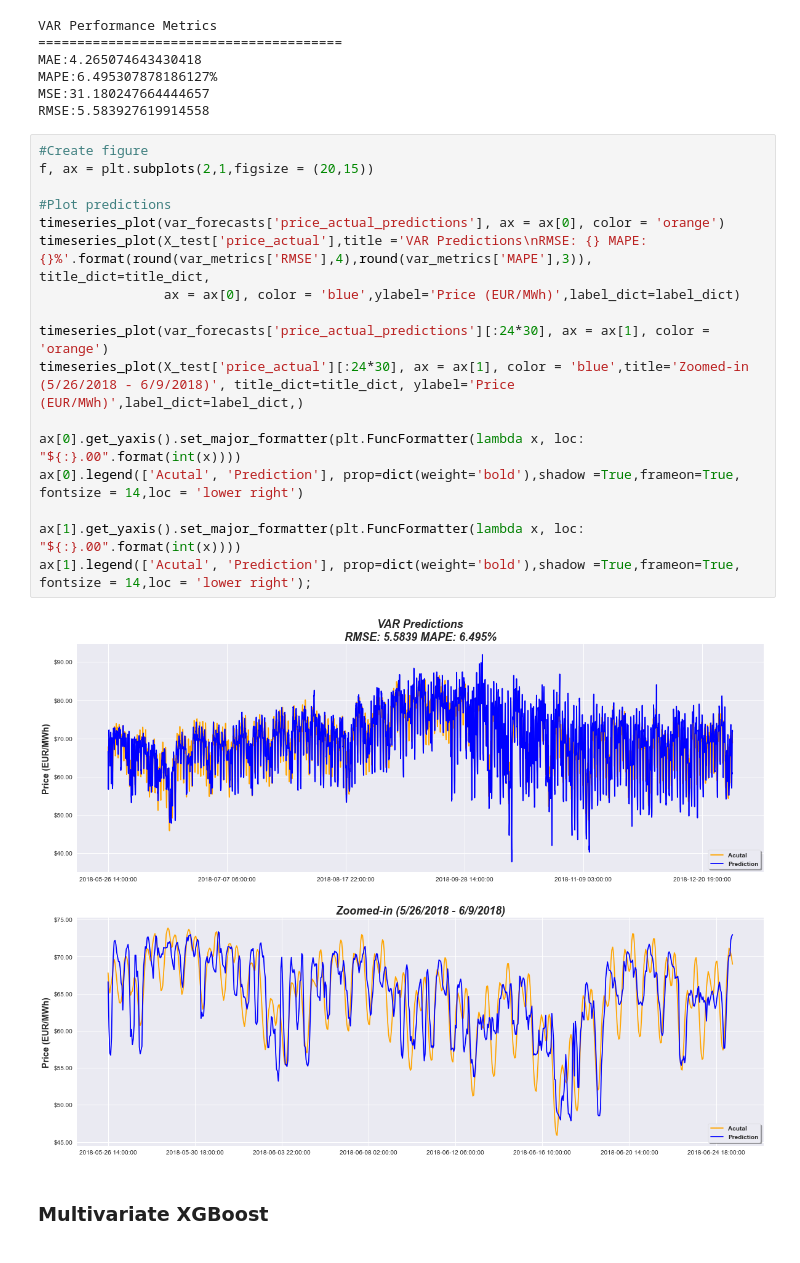
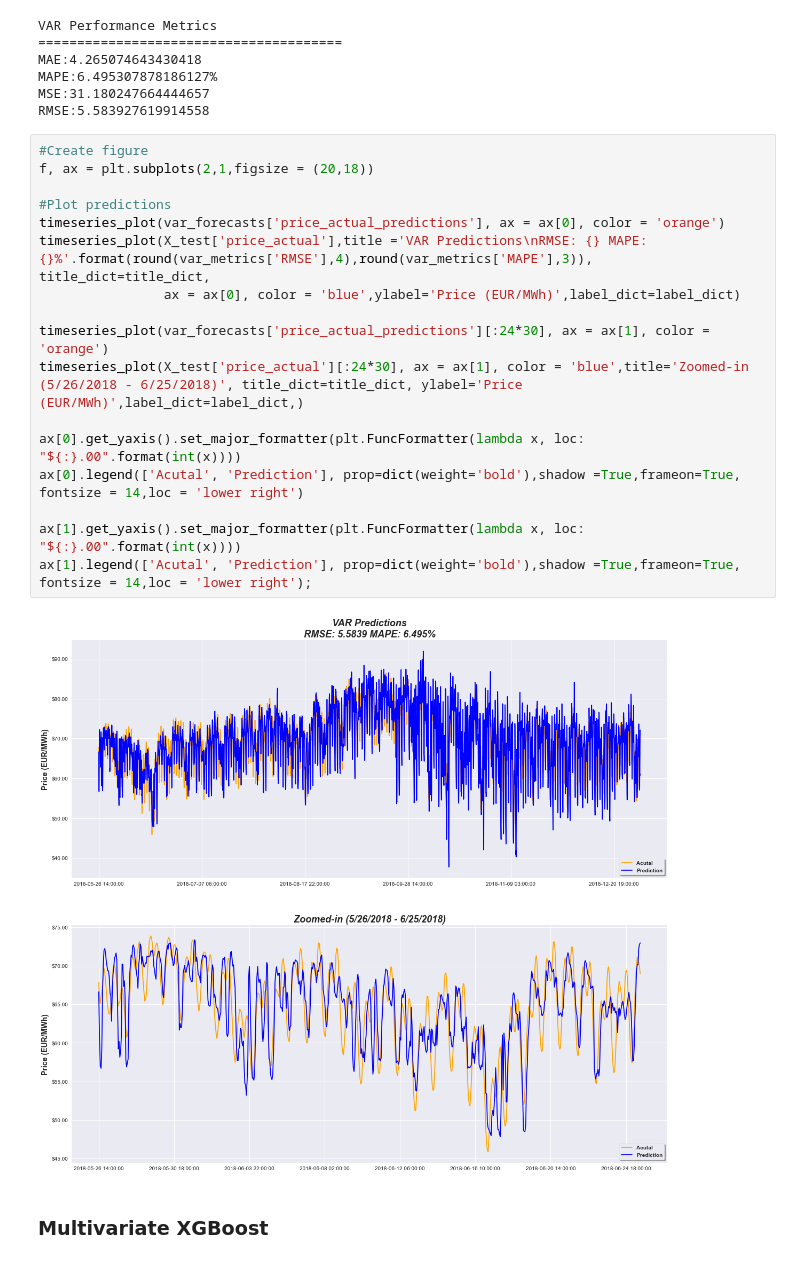
Before and after one commit to KishenSharma6/SpainEnergyAnalysis, a Jupyter notebook: Project_Codes/04_Modeling/2020_0622_Model_Development.ipynb, the cells around one changed output. Drawn from its saved outputs; the diff is of its cells as text.

```diff
--- a/Project_Codes/04_Modeling/2020_0622_Model_Development.ipynb
+++ b/Project_Codes/04_Modeling/2020_0622_Model_Development.ipynb
@@ -245,23 +245,23 @@ MSE:31.180247664444657
 RMSE:5.583927619914558
 # %%
 #Create figure
-f, ax = plt.subplots(2,1,figsize = (20,15))
+f, ax = plt.subplots(2,1,figsize = (20,18))
 
 #Plot predictions
 timeseries_plot(var_forecasts['price_actual_predictions'], ax = ax[0], color = 'orange')
 timeseries_plot(X_test['price_actual'],title ='VAR Predictions\nRMSE: {} MAPE: {}%'.format(round(var_metrics['RMSE'],4),round(var_metrics['MAPE'],3)), title_dict=title_dict,
                 ax = ax[0], color = 'blue',ylabel='Price (EUR/MWh)',label_dict=label_dict)
 
 timeseries_plot(var_forecasts['price_actual_predictions'][:24*30], ax = ax[1], color = 'orange')
-timeseries_plot(X_test['price_actual'][:24*30], ax = ax[1], color = 'blue',title='Zoomed-in (5/26/2018 - 6/9/2018)', title_dict=title_dict, ylabel='Price (EUR/MWh)',label_dict=label_dict,)
+timeseries_plot(X_test['price_actual'][:24*30], ax = ax[1], color = 'blue',title='Zoomed-in (5/26/2018 - 6/25/2018)', title_dict=title_dict, ylabel='Price (EUR/MWh)',label_dict=label_dict,)
 
 ax[0].get_yaxis().set_major_formatter(plt.FuncFormatter(lambda x, loc: "${:}.00".format(int(x))))
 ax[0].legend(['Acutal', 'Prediction'], prop=dict(weight='bold'),shadow =True,frameon=True, fontsize = 14,loc = 'lower right')
 
 ax[1].get_yaxis().set_major_formatter(plt.FuncFormatter(lambda x, loc: "${:}.00".format(int(x))))
 ax[1].legend(['Acutal', 'Prediction'], prop=dict(weight='bold'),shadow =True,frameon=True, fontsize = 14,loc = 'lower right');
 # %% [output]
-[figure, old version]
+[figure, new version]
 # %% [markdown]
 ### Multivariate XGBoost
 # %% [markdown]
```
Also changed, not shown: parts of 6 cells of this notebook.
